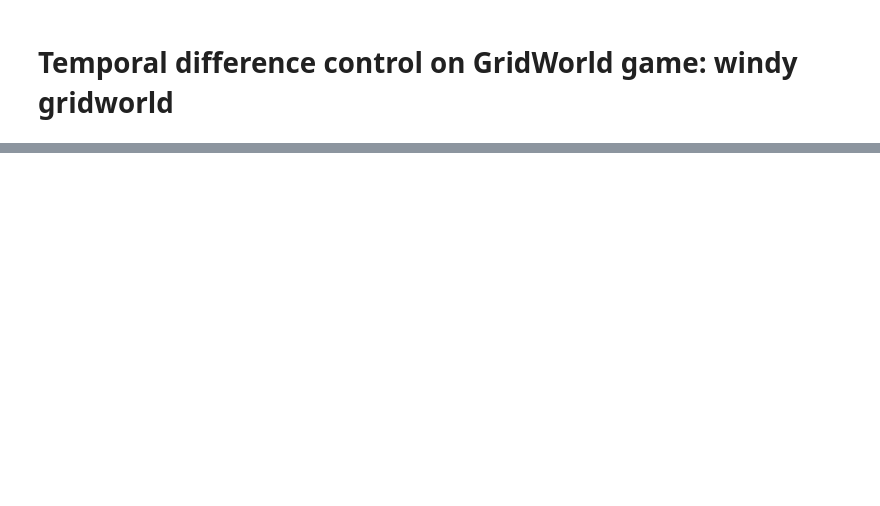
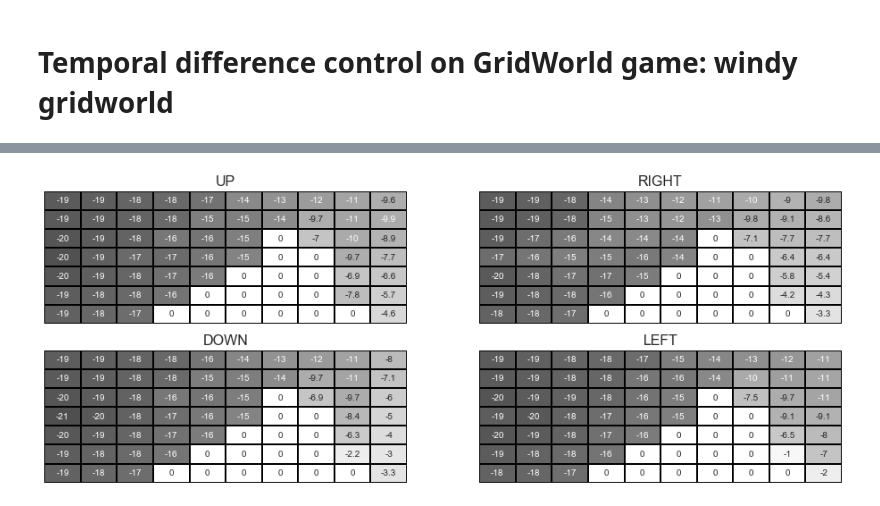
Before and after one commit to paulafernalia/reinforcement-learning-gridworld, a Jupyter notebook: windyGirdworld.ipynb, the cells around one changed output, grey strips where cells are left out. Cells and saved outputs as stored; diff of their text form; code cells hidden in the pictures; blank space fills up the shorter version.

```diff
--- a/windyGirdworld.ipynb
+++ b/windyGirdworld.ipynb
@@ -131,13 +129,15 @@ plt.show()
 # %%
 %matplotlib inline
 fig, ax = plt.subplots(2,2, figsize = (16,6))
 
 for i in range(2):
     for j in range(2):
-        sns.heatmap(Q[2*i+j,:,:], ax=ax[i,j], vmax=0, vmin=-100, cbar=False, cmap='gray',
+        sns.heatmap(Q[2*i+j,:,:], ax=ax[i,j], vmax=0, vmin=-30, cbar=False, cmap='gray',
                     linewidths=1, annot=True, xticklabels=False, yticklabels=False,
                    linecolor='black')
         ax[i,j].set_title(actions[2*i+j], fontsize=16)
+# %% [output]
+[figure, added]
 # %%
 # Get array of best action from each state and plot arrows on the gridmap
 maxA = Q.argmax(axis=0)
```
Also changed, not shown: parts of 5 cells of this notebook.
